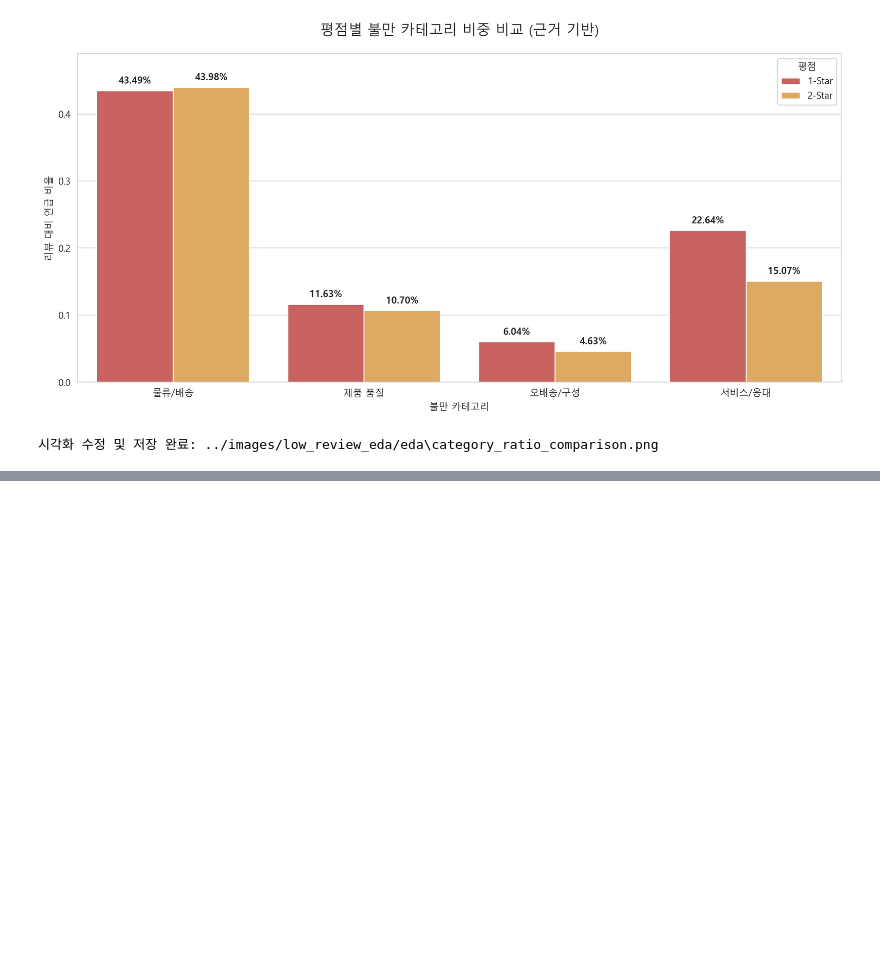
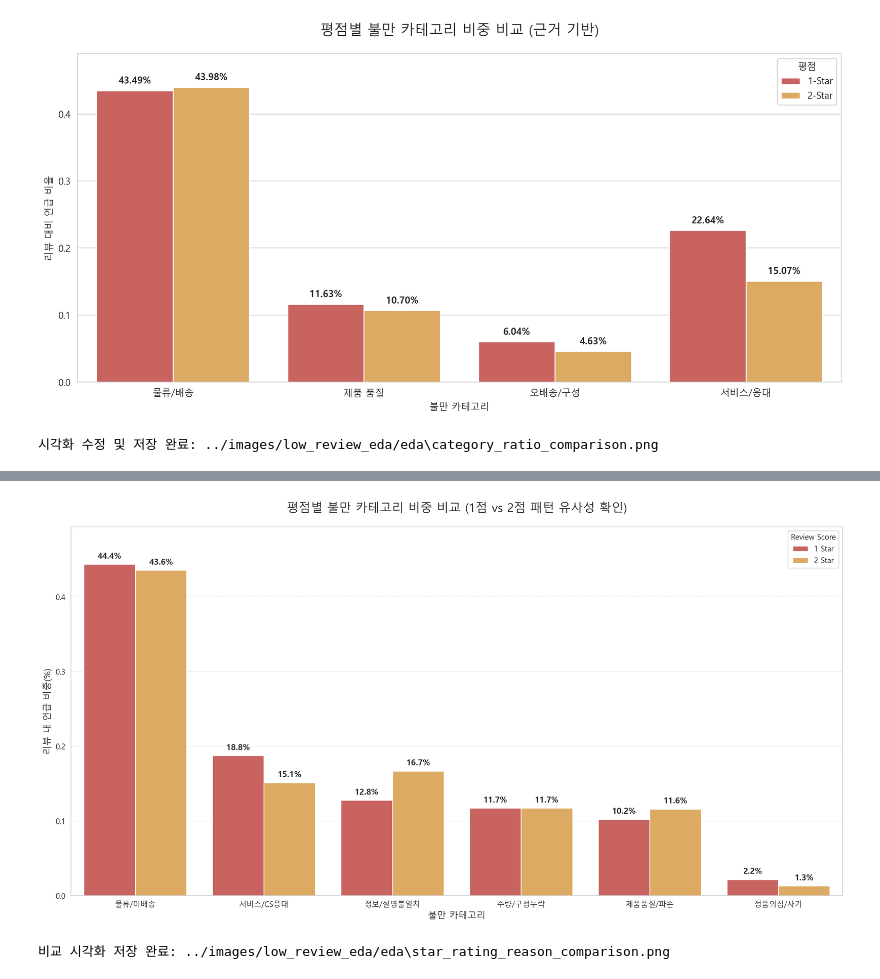
Before and after one commit to jaewoo2/Olist_project, a Jupyter notebook: notebooks/one_two_star_reivews.ipynb, the cells around one changed output, grey strips where cells are left out. Drawn from its saved outputs; the diff is of its cells as text; code cells hidden in the pictures; blank space fills up the shorter version.

```diff
--- a/notebooks/one_two_star_reivews.ipynb
+++ b/notebooks/one_two_star_reivews.ipynb
@@ -414,0 +995,47 @@ print(f"시각화 수정 및 저장 완료: {cat_viz_path}")
+# %%
+# [인사이트 강화] 평점별(1점 vs 2점) 불만 카테고리 비중 비교 시각화
+
+# 시각화용 데이터 재구조화 (Tidy Data)
+plot_df = df_corr.reset_index().melt(id_vars='index', var_name='Star_Rating', value_name='Ratio')
+plot_df.columns = ['Category', 'Star_Rating', 'Ratio']
+
+plt.figure(figsize=(15, 8))
+
+# 1. Hue를 사용한 Side-by-Side 막대 그래프
+ax = sns.barplot(
+    data=plot_df,
+    x='Category',
+    y='Ratio',
+    hue='Star_Rating',
+    palette=['#d9534f', '#f0ad4e'] # 1점은 진한 빨강, 2점은 주황/노랑 계열
+)
+
+# 2. 수치 표시 및 그래프 꾸미기
+plt.title('평점별 불만 카테고리 비중 비교 (1점 vs 2점 패턴 유사성 확인)', fontsize=16, pad=20)
+plt.ylabel('리뷰 내 언급 비중(%)', fontsize=12)
+plt.xlabel('불만 카테고리', fontsize=12)
+
+# 막대 위에 % 수치 표시
+for p in ax.patches:
+    height = p.get_height()
+    if height > 0:
+        ax.annotate(f'{height:.1%}',
+                    (p.get_x() + p.get_width() / 2., height),
+                    ha = 'center', va = 'bottom',
+                    xytext = (0, 5),
+                    textcoords = 'offset points',
+                    fontsize=11, fontweight='bold')
+
+plt.ylim(0, plot_df['Ratio'].max() + 0.05)
+plt.legend(title='Review Score')
+plt.grid(axis='y', linestyle='--', alpha=0.5)
+
+plt.tight_layout()
+comparison_viz_path = os.path.join(eda_dir, 'star_rating_reason_comparison.png')
+plt.savefig(comparison_viz_path)
+plt.show()
+
+print(f"비교 시각화 저장 완료: {comparison_viz_path}")
+# %% [output]
+[figure, added]
+비교 시각화 저장 완료: ../images/low_review_eda/eda\star_rating_reason_comparison.png
```
Also changed, not shown: parts of 15 cells of this notebook, 3 other files.
